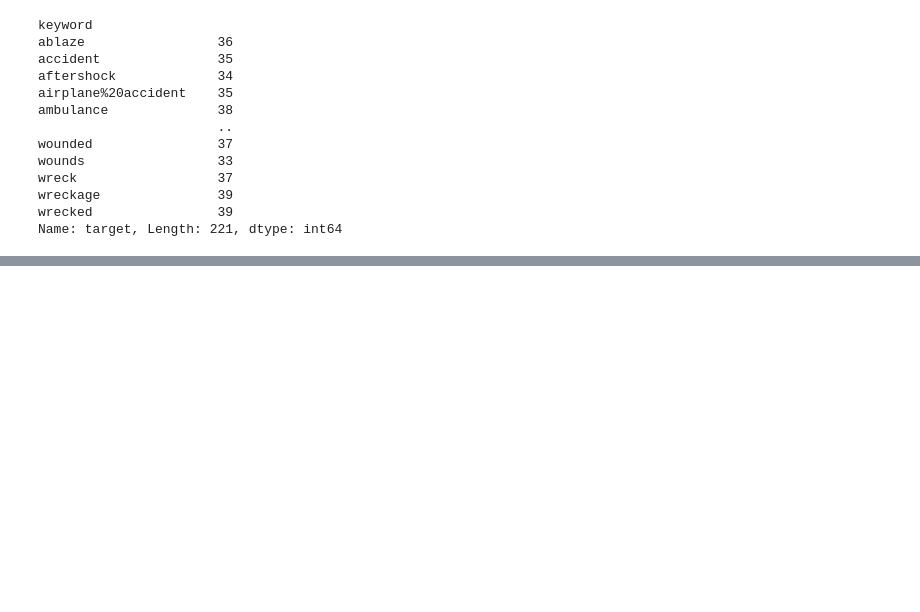
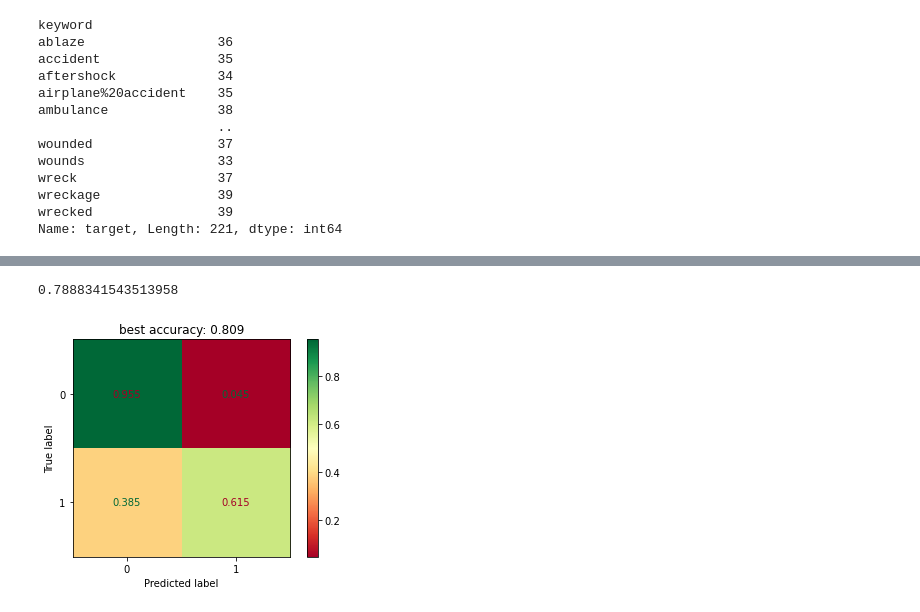
Before and after one commit to TTD-JPO/TDD-project, a Jupyter notebook: disaster_tweets_jedi_v1.ipynb, the cells around one changed output, grey strips where cells are left out. Saved outputs shown, nothing was run; the diff lists cells and outputs as text; code cells hidden in the pictures; blank space fills up the shorter version.

```diff
--- a/disaster_tweets_jedi_v1.ipynb
+++ b/disaster_tweets_jedi_v1.ipynb
@@ -164,6 +191,6 @@ location_
 # %%
-df    = no_location_
-no_df = location_
+df= dt
+#no_df = location_
 # %%
 #tfidf_v = TfidfVectorizer(ngram_range=(1, 2))
 #tfidf_bow = tfidf_v.fit_transform(df["_lemmatized"])   # FIT and transform to learn
@@ -173,7 +200,7 @@ no_df = location_
 # %%
 X_train, X_test,\
 y_train, y_test =\
- train_test_split(df["_lemmatized"],
+ train_test_split(df["text"],
                   df["target"],
                   test_size=0.2,
                   random_state=314159,
@@ -194 +221,27 @@ plt.show()
 [figure]
+# %%
+
+df=disaster_tweets
+
+X_train, X_test,\
+y_train, y_test =\
+ train_test_split(df["text"],
+                  df["target"],
+                  test_size=0.2,
+                  random_state=314159,
+                  stratify=df["target"])
+
+
+#### naive bayes
+pipeMNB = make_pipeline(TfidfVectorizer(ngram_range=(1, 2)), MultinomialNB())
+
+display( cross_val_score(pipeMNB, X_train, y_train).mean() )
+
+pipeMNB.fit(X_train, y_train)
+
+plot_confusion_matrix(pipeMNB, X_test, y_test, values_format="0.3f", normalize='true', cmap="RdYlGn")
+plt.title(f"best accuracy: { accuracy_score(y_test, pipeMNB.predict(X_test)):0.3f}")
+plt.show()
+# %% [output]
+0.7888341543513958
+[figure, added]
```
Also changed, not shown: parts of 11 cells of this notebook.
